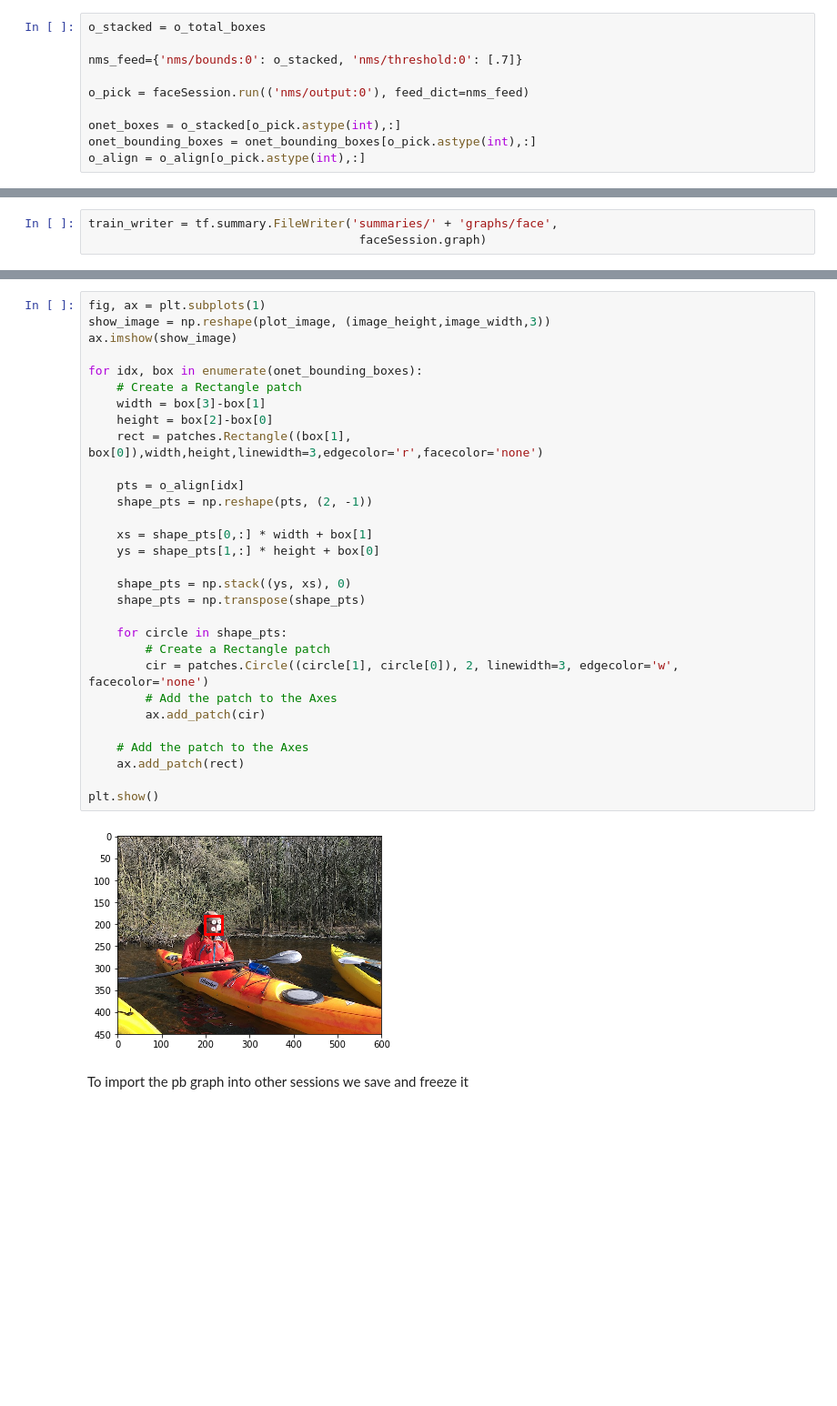
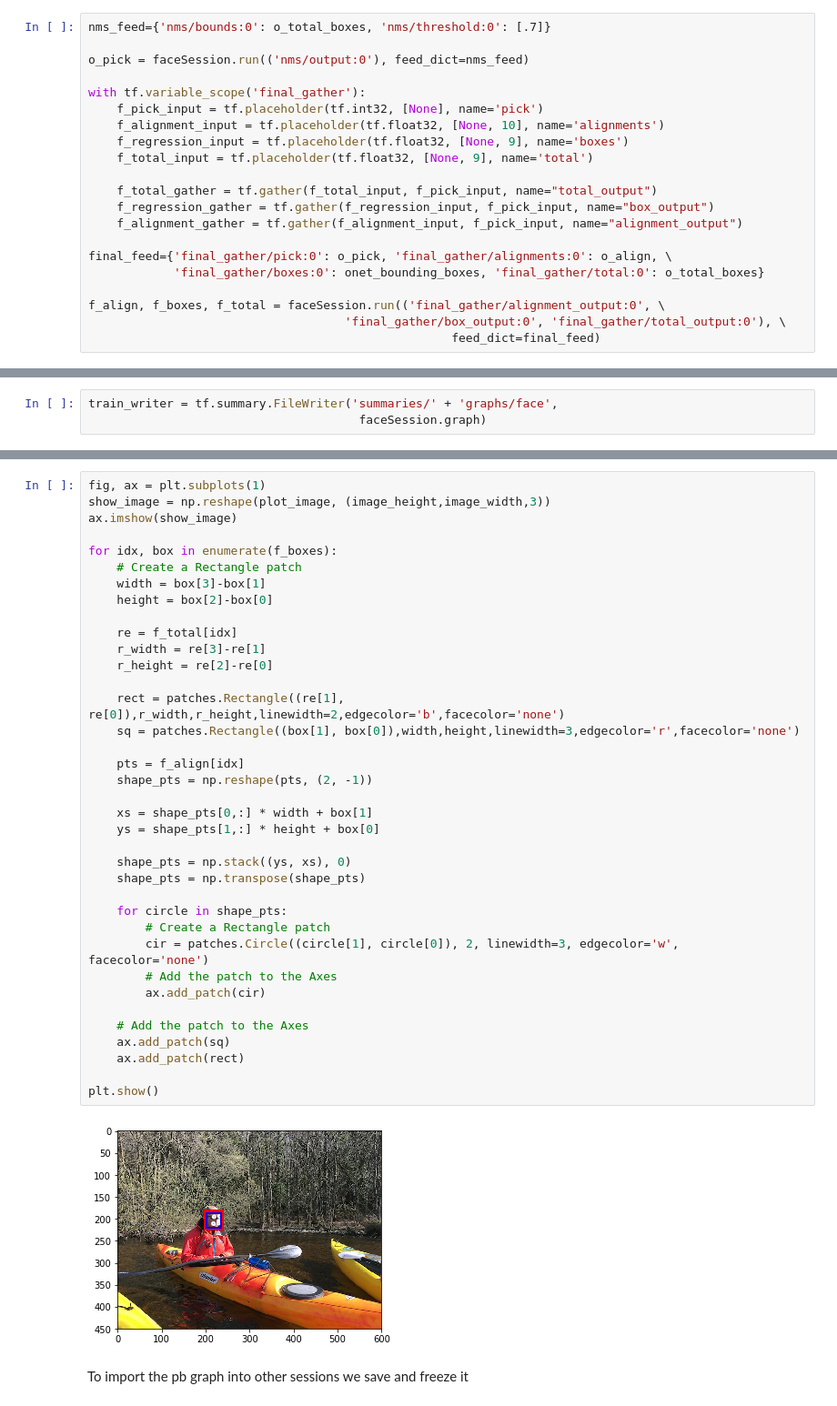
Before and after one commit to illmade/image-node, a Jupyter notebook: py/tensorfy_face.ipynb, the cells around one changed output, grey strips where cells are left out. Shown at 91% size. Cells and saved outputs as stored; diff of their text form; blank space fills up the shorter version.

Commit message:
guards on align cascade, notebook adjustments

```diff
--- a/py/tensorfy_face.ipynb
+++ b/py/tensorfy_face.ipynb
@@ -360,13 +354,24 @@ print(o_total_boxes)
-# %%
-o_stacked = o_total_boxes
-
-nms_feed={'nms/bounds:0': o_stacked, 'nms/threshold:0': [.7]}
-
-o_pick = faceSession.run(('nms/output:0'), feed_dict=nms_feed)
-
-onet_boxes = o_stacked[o_pick.astype(int),:]
-onet_bounding_boxes = onet_bounding_boxes[o_pick.astype(int),:]
-o_align = o_align[o_pick.astype(int),:]
+# %%
+nms_feed={'nms/bounds:0': o_total_boxes, 'nms/threshold:0': [.7]}
+
+o_pick = faceSession.run(('nms/output:0'), feed_dict=nms_feed)
+
+with tf.variable_scope('final_gather'):
+    f_pick_input = tf.placeholder(tf.int32, [None], name='pick')
+    f_alignment_input = tf.placeholder(tf.float32, [None, 10], name='alignments')
+    f_regression_input = tf.placeholder(tf.float32, [None, 9], name='boxes')
+    f_total_input = tf.placeholder(tf.float32, [None, 9], name='total')
+
+    f_total_gather = tf.gather(f_total_input, f_pick_input, name="total_output")
+    f_regression_gather = tf.gather(f_regression_input, f_pick_input, name="box_output")
+    f_alignment_gather = tf.gather(f_alignment_input, f_pick_input, name="alignment_output")
+
+final_feed={'final_gather/pick:0': o_pick, 'final_gather/alignments:0': o_align, \
+            'final_gather/boxes:0': onet_bounding_boxes, 'final_gather/total:0': o_total_boxes}
+
+f_align, f_boxes, f_total = faceSession.run(('final_gather/alignment_output:0', \
+                                    'final_gather/box_output:0', 'final_gather/total_output:0'), \
+                                                   feed_dict=final_feed)
 # %% [markdown]
 You can view the full graph we export as a summary
 # %%
@@ -377,35 +383,42 @@ Finally we can display the bounding boxes and the point alignments of the face
 # %%
 fig, ax = plt.subplots(1)
 show_image = np.reshape(plot_image, (image_height,image_width,3))
 ax.imshow(show_image)
 
-for idx, box in enumerate(onet_bounding_boxes):
+for idx, box in enumerate(f_boxes):
     # Create a Rectangle patch
     width = box[3]-box[1]
     height = box[2]-box[0]
-    rect = patches.Rectangle((box[1], box[0]),width,height,linewidth=3,edgecolor='r',facecolor='none')
 
-    pts = o_align[idx]
+    re = f_total[idx]
+    r_width = re[3]-re[1]
+    r_height = re[2]-re[0]
+
+    rect = patches.Rectangle((re[1], re[0]),r_width,r_height,linewidth=2,edgecolor='b',facecolor='none')
+    sq = patches.Rectangle((box[1], box[0]),width,height,linewidth=3,edgecolor='r',facecolor='none')
+
+    pts = f_align[idx]
     shape_pts = np.reshape(pts, (2, -1))
 
     xs = shape_pts[0,:] * width + box[1]
     ys = shape_pts[1,:] * height + box[0]
 
     shape_pts = np.stack((ys, xs), 0)
     shape_pts = np.transpose(shape_pts)
 
     for circle in shape_pts:
         # Create a Rectangle patch
         cir = patches.Circle((circle[1], circle[0]), 2, linewidth=3, edgecolor='w', facecolor='none')
         # Add the patch to the Axes
         ax.add_patch(cir)
 
     # Add the patch to the Axes
+    ax.add_patch(sq)
     ax.add_patch(rect)
 
 plt.show()
 # %% [output]
-[figure, old version]
+[figure, new version]
 # %% [markdown]
 To import the pb graph into other sessions we save and freeze it
 # %%
```
Also changed, not shown: parts of 4 cells of this notebook, 7 other files.
